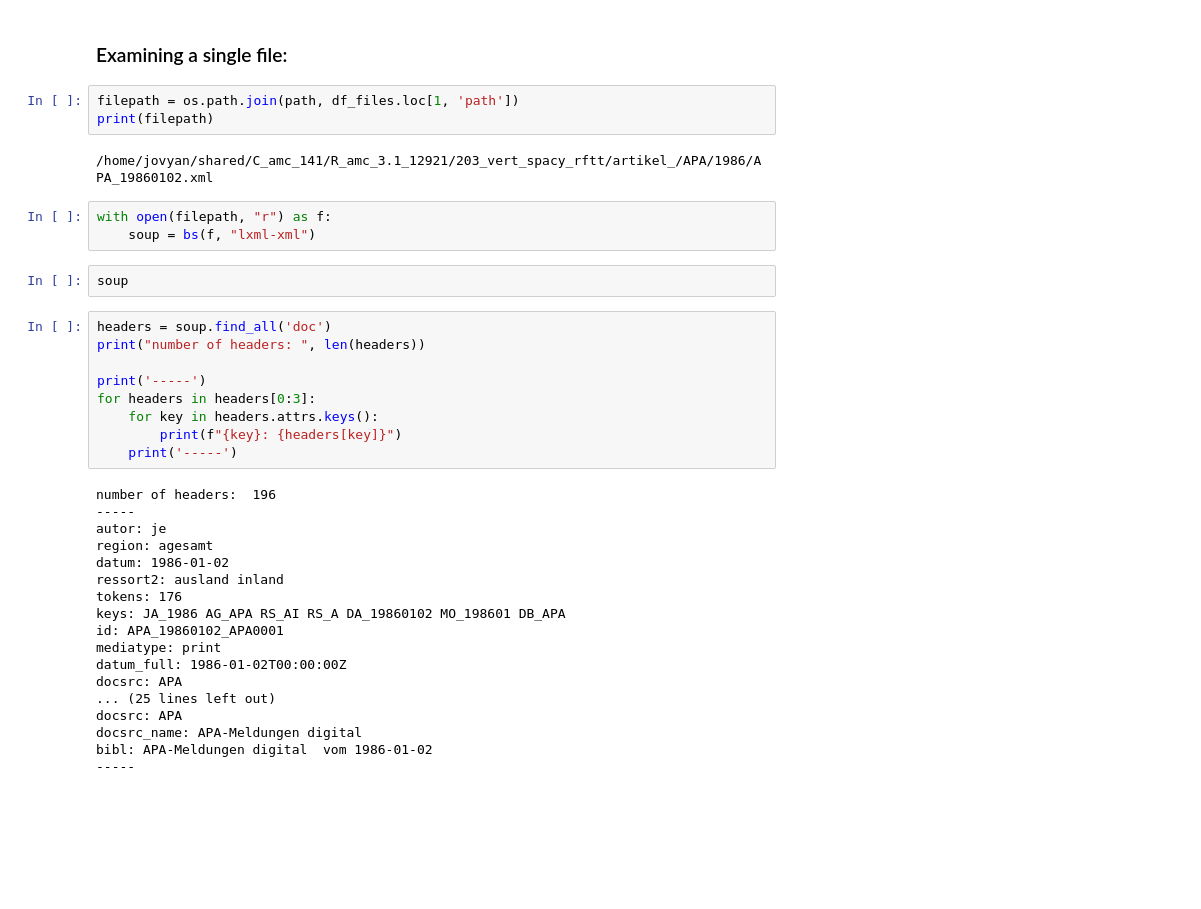
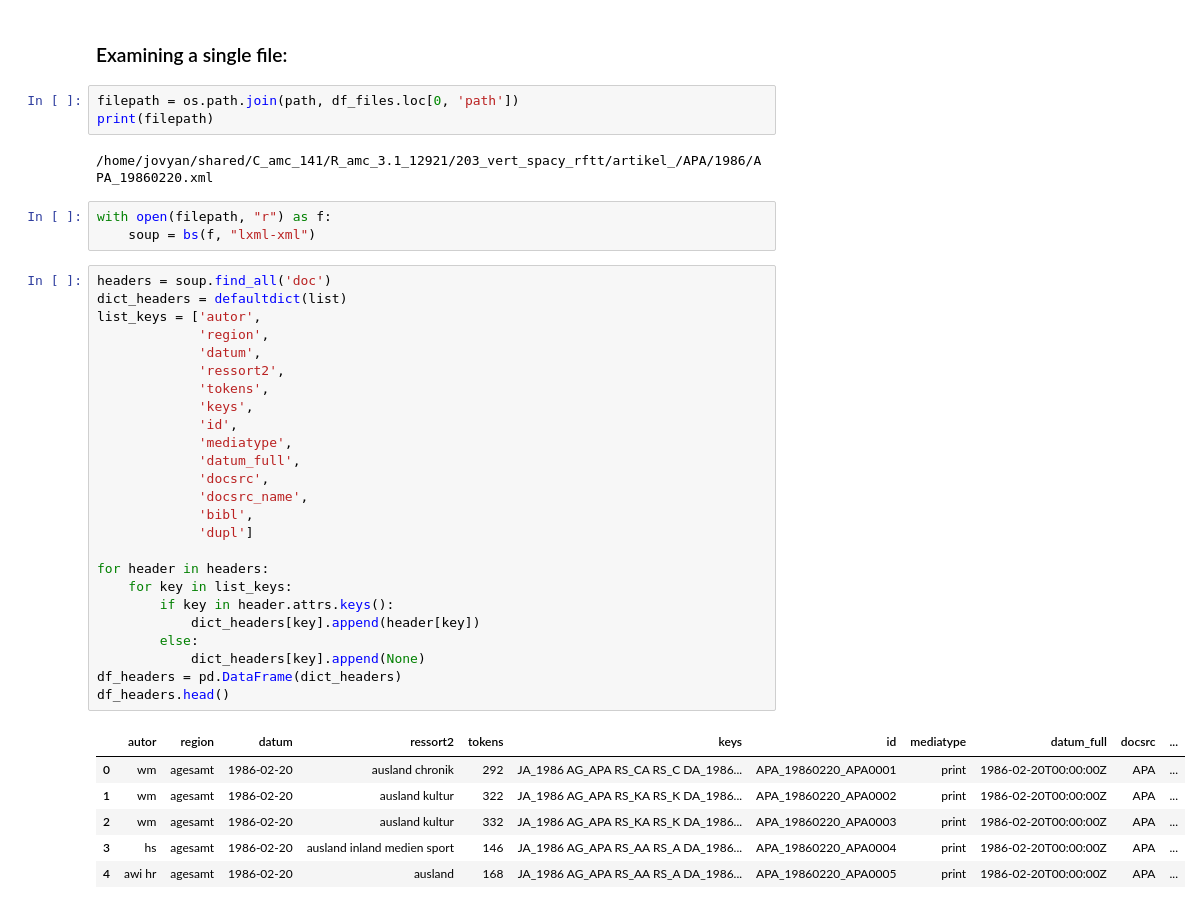
Before and after one commit to acdh-oeaw/AMC_Corpus_Biases, a Jupyter notebook: notebooks/file_exploration.ipynb, the cells around one changed output. Saved outputs shown, nothing was run; the diff lists cells and outputs as text; blank space fills up the shorter version.

```diff
--- a/notebooks/file_exploration.ipynb
+++ b/notebooks/file_exploration.ipynb
@@ -37,42 +39,45 @@ df_files.head()
 # %% [markdown]
 ### Examining a single file:
 # %%
-filepath = os.path.join(path, df_files.loc[1, 'path'])
+filepath = os.path.join(path, df_files.loc[0, 'path'])
 print(filepath)
 # %% [output]
-/home/jovyan/shared/C_amc_141/R_amc_3.1_12921/203_vert_spacy_rftt/artikel_/APA/1986/APA_19860102.xml
+/home/jovyan/shared/C_amc_141/R_amc_3.1_12921/203_vert_spacy_rftt/artikel_/APA/1986/APA_19860220.xml
 # %%
 with open(filepath, "r") as f:
     soup = bs(f, "lxml-xml")
-# %%
-soup
-# %%
-headers = soup.find_all('doc')
-print("number of headers: ", len(headers))
-
-print('-----')
-for headers in headers[0:3]:
-    for key in headers.attrs.keys():
-        print(f"{key}: {headers[key]}")
-    print('-----')
-# %% [output]
-number of headers:  196
------
-autor: je
-region: agesamt
-datum: 1986-01-02
-ressort2: ausland inland
-tokens: 176
-keys: JA_1986 AG_APA RS_AI RS_A DA_19860102 MO_198601 DB_APA
-id: APA_19860102_APA0001
-mediatype: print
-datum_full: 1986-01-02T00:00:00Z
-docsrc: APA
-... (25 lines left out)
-docsrc: APA
-docsrc_name: APA-Meldungen digital
-bibl: APA-Meldungen digital  vom 1986-01-02
------
+# %%
+headers = soup.find_all('doc')
+dict_headers = defaultdict(list)
+list_keys = ['autor',
+             'region',
+             'datum',
+             'ressort2',
+             'tokens',
+             'keys',
+             'id',
+             'mediatype',
+             'datum_full',
+             'docsrc',
+             'docsrc_name',
+             'bibl',
+             'dupl']
+
+for header in headers:
+    for key in list_keys:
+        if key in header.attrs.keys():
+            dict_headers[key].append(header[key])
+        else:
+            dict_headers[key].append(None)
+df_headers = pd.DataFrame(dict_headers)
+df_headers.head()
+# %% [output]
+|  | autor | region | datum | ressort2 | tokens | keys | id | mediatype | datum_full | docsrc | ... |
+| 0 | wm | agesamt | 1986-02-20 | ausland chronik | 292 | JA_1986 AG_APA RS_CA RS_C DA_1986... | APA_19860220_APA0001 | print | 1986-02-20T00:00:00Z | APA | ... |
+| 1 | wm | agesamt | 1986-02-20 | ausland kultur | 322 | JA_1986 AG_APA RS_KA RS_K DA_1986... | APA_19860220_APA0002 | print | 1986-02-20T00:00:00Z | APA | ... |
+| 2 | wm | agesamt | 1986-02-20 | ausland kultur | 332 | JA_1986 AG_APA RS_KA RS_K DA_1986... | APA_19860220_APA0003 | print | 1986-02-20T00:00:00Z | APA | ... |
+| 3 | hs | agesamt | 1986-02-20 | ausland inland medien sport | 146 | JA_1986 AG_APA RS_AA RS_A DA_1986... | APA_19860220_APA0004 | print | 1986-02-20T00:00:00Z | APA | ... |
+| 4 | awi hr | agesamt | 1986-02-20 | ausland | 168 | JA_1986 AG_APA RS_AA RS_A DA_1986... | APA_19860220_APA0005 | print | 1986-02-20T00:00:00Z | APA | ... |
 # %%
 docs = soup.find_all('field')
 print("number of docs: ", len(docs))
```
Also changed, not shown: parts of 6 cells of this notebook, 1 other file.
